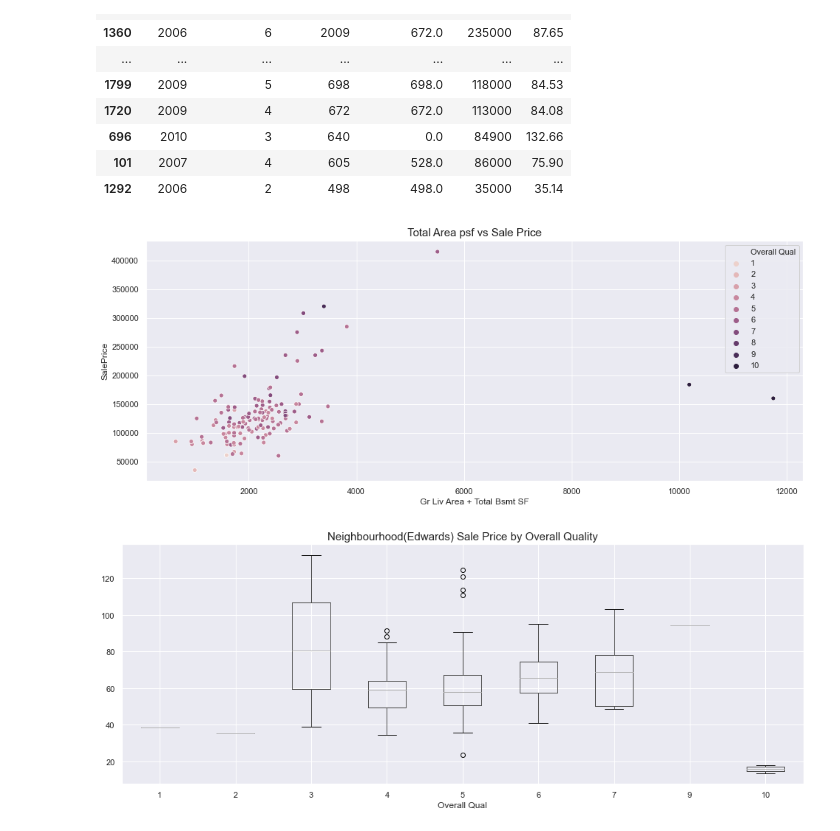
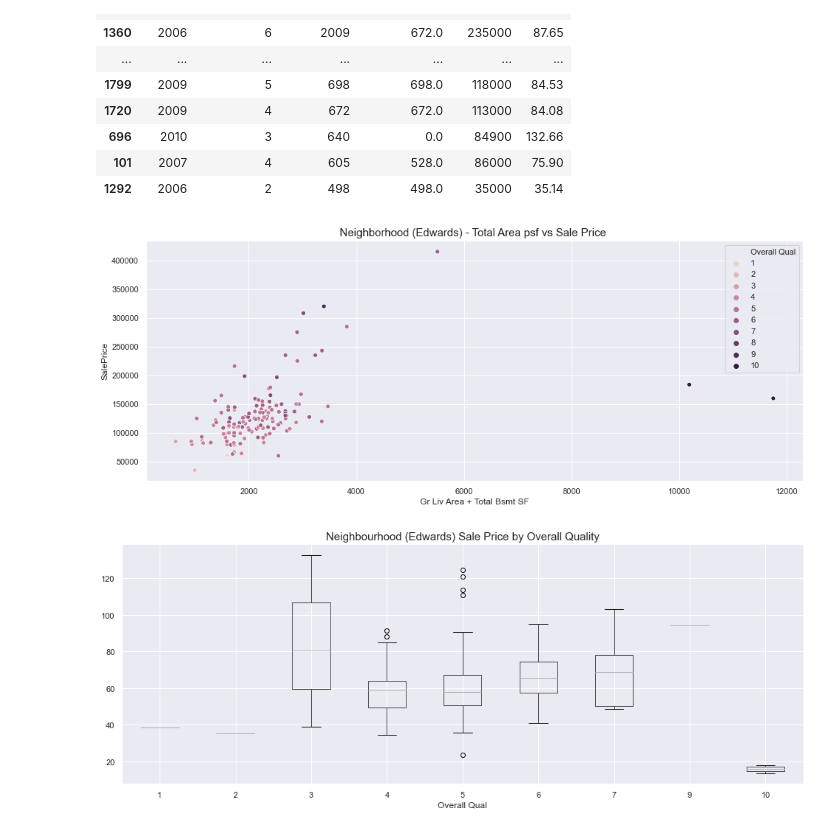
Before and after one commit to randyneo17/GA_DSI14_Projects, a Jupyter notebook: Project_2/Project_2.ipynb, the cells around one changed output. Drawn from its saved outputs; the diff is of its cells as text; code cells hidden in the pictures.

```diff
--- a/Project_2/Project_2.ipynb
+++ b/Project_2/Project_2.ipynb
@@ -794,9 +796,9 @@ df_Edwards.sort_values('Gr Liv Area',ascending=False)
 # %%
 plt.figure(figsize=(16, 6))
 sns.scatterplot(df_Edwards['Gr Liv Area']+df_Edwards['Total Bsmt SF'],df_Edwards['SalePrice'],hue=df['Overall Qual'],legend='full');
-plt.title('Total Area psf vs Sale Price',fontsize=15)
+plt.title('Neighborhood (Edwards) - Total Area psf vs Sale Price ',fontsize=15)
 plt.xlabel('Gr Liv Area + Total Bsmt SF');
 # %% [output]
-[figure, old version]
+[figure, new version]
 # %%
 df_Edwards.boxplot(column='psf', by='Overall Qual',figsize=(16, 6));
```
Also changed, not shown: parts of 10 cells of this notebook.
